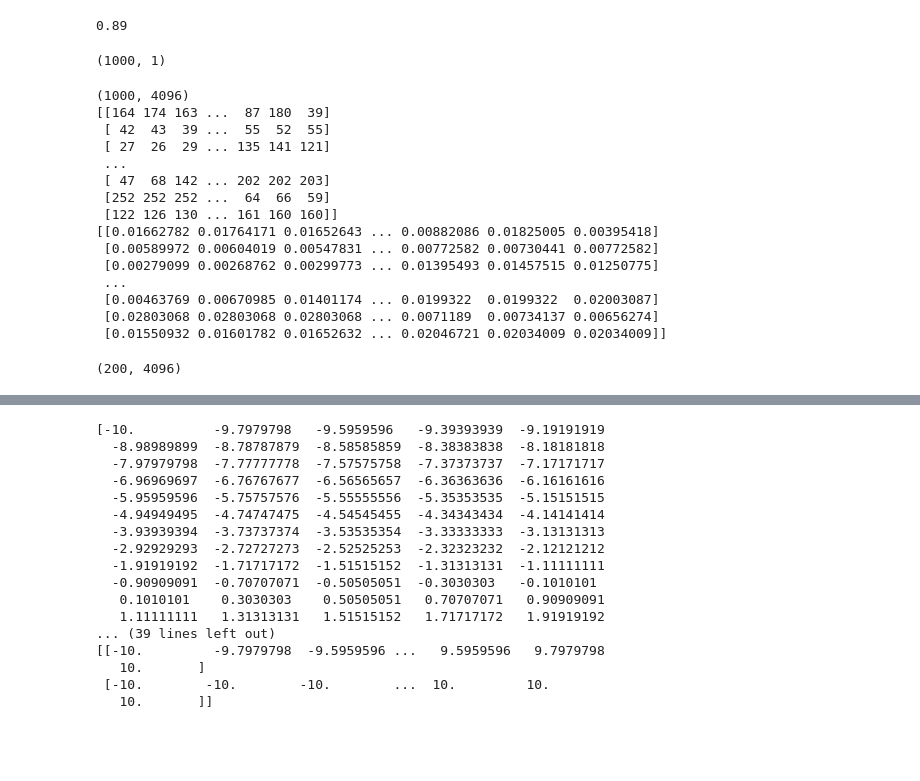
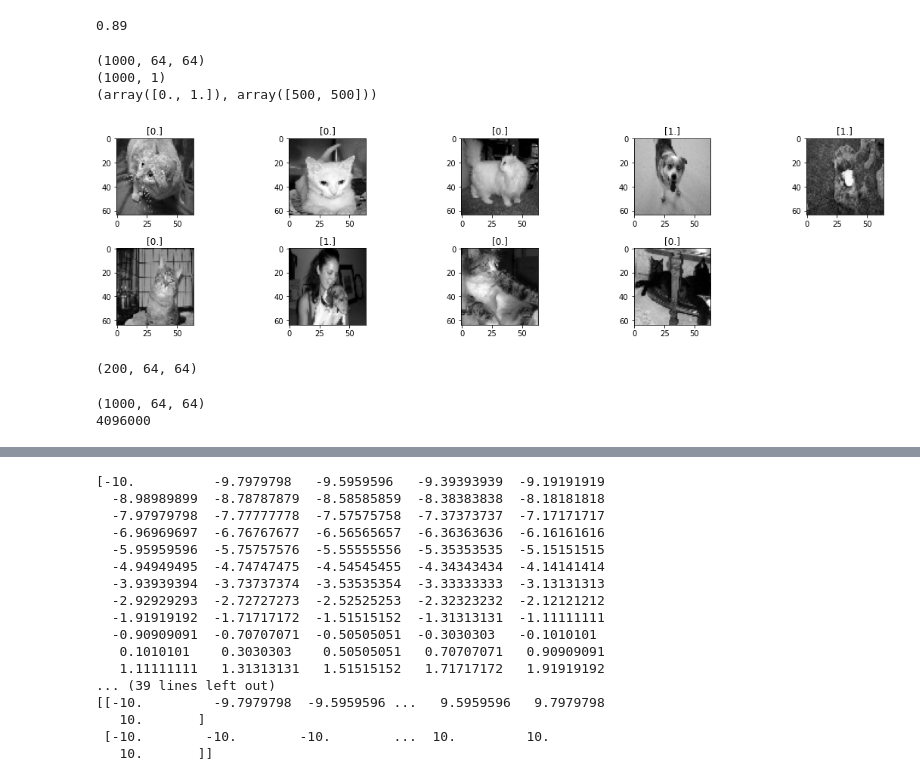
Before and after one commit to ichiro10/DeepLearning_Image_Recognition_Dogs_vs_Cats, a Jupyter notebook: ArtificialNeuron.ipynb, the cells around one changed output, grey strips where cells are left out. Saved outputs shown, nothing was run; the diff lists cells and outputs as text; code cells hidden in the pictures; blank space fills up the shorter version.

Commit message:
Training works!

```diff
--- a/ArtificialNeuron.ipynb
+++ b/ArtificialNeuron.ipynb
@@ -155,8 +183,11 @@ print(W[0])
 from utilities import *
 # %%
 X_train, Y_train, X_test, Y_test = load_data()
-#print(X_train.shape)
+print(X_train.shape)
 #print (X_train)
 print(Y_train.shape)
+print(np.unique(Y_train, return_counts=True))
 # %% [output]
+(1000, 64, 64)
 (1000, 1)
+(array([0., 1.]), array([500, 500]))
@@ -165,27 +194,24 @@ from sklearn import preprocessing
+# %%
+plt.figure(figsize=(16, 8))
+for i in range(1, 10):
+    plt.subplot(4, 5, i)
+    plt.imshow(X_train[i], cmap='gray')
+    plt.title(Y_train[i])
+    plt.tight_layout()
+
+plt.show()
+# %% [output]
+[figure, added]
+# %%
+X_test.shape
+# %% [output]
+(200, 64, 64)
+# %%
+print(X_train.shape)
+print(64*64*1000)
+# %% [output]
+(1000, 64, 64)
+4096000
 # %%
 X_trainreshaped = X_train.reshape(X_train.shape[0],-1)
-normalized_Xtrain = preprocessing.normalize(X_trainreshaped)
-print(X_trainreshaped.shape)
-print(X_trainreshaped)
-print(normalized_Xtrain)
+X_train_normalized = X_trainreshaped/ 254
-# %% [output]
-(1000, 4096)
-[[164 174 163 ...  87 180  39]
- [ 42  43  39 ...  55  52  55]
- [ 27  26  29 ... 135 141 121]
- ...
- [ 47  68 142 ... 202 202 203]
- [252 252 252 ...  64  66  59]
- [122 126 130 ... 161 160 160]]
-[[0.01662782 0.01764171 0.01652643 ... 0.00882086 0.01825005 0.00395418]
- [0.00589972 0.00604019 0.00547831 ... 0.00772582 0.00730441 0.00772582]
- [0.00279099 0.00268762 0.00299773 ... 0.01395493 0.01457515 0.01250775]
- ...
- [0.00463769 0.00670985 0.01401174 ... 0.0199322  0.0199322  0.02003087]
- [0.02803068 0.02803068 0.02803068 ... 0.0071189  0.00734137 0.00656274]
- [0.01550932 0.01601782 0.01652632 ... 0.02046721 0.02034009 0.02034009]]
-# %%
-X_testreshaped = X_test.reshape(X_test.shape[0], -1)
-X_testreshaped.shape
-# %% [output]
-(200, 4096)
```
Also changed, not shown: parts of 22 cells of this notebook.
